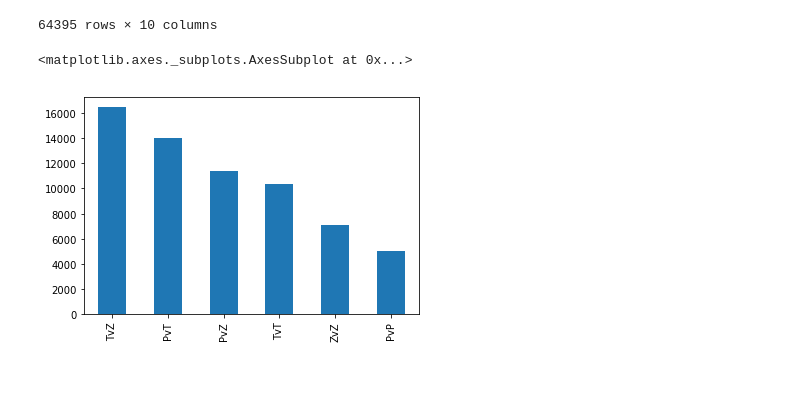
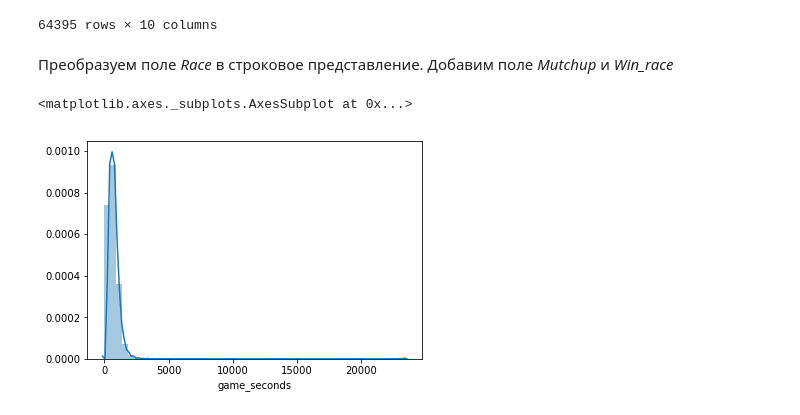
Before and after one commit to arturblch/pysc2_help, a Jupyter notebook: notebooks/Data Analising.ipynb, the cells around one changed output. Drawn from its saved outputs; the diff is of its cells as text; code cells hidden in the pictures; blank space fills up the shorter version.

```diff
--- a/notebooks/Data Analising.ipynb
+++ b/notebooks/Data Analising.ipynb
@@ -30,6 +31,8 @@ games_df
 | 64393 | 230 | 141 | 15042 | 671.564697 | 3.16.1.55958 | Одиссея РВ | D:\Program Files (x86)\StarCraft ... | 3 | 3 | ... |
 | 64394 | 187 | 92 | 9871 | 440.700409 | 3.16.1.55958 | Аколит РВ | D:\Program Files (x86)\StarCraft ... | 2 | 3 | ... |
 64395 rows × 10 columns
+# %% [markdown]
+Преобразуем поле *Race* в строковое представление. Добавим поле *Mutchup* и *Win_race*
 # %%
 games_df['race_p1'] = games_df['race_p1'].map({1:'Terran', 2: 'Zerg', 3: 'Protoss'})
 games_df['race_p2'] = games_df['race_p2'].map({1:'Terran', 2: 'Zerg', 3: 'Protoss'})
@@ -44,5 +47,5 @@ games_df['win_race'] = games_df.apply(win_race, axis=1)
-# %%
-games_df['mutchup'].value_counts().plot(kind='bar')
-# %% [output]
-<matplotlib.axes._subplots.AxesSubplot at 0x...>
-[figure, removed]
+# %%
+sns.distplot(games_df.game_seconds)
+# %% [output]
+<matplotlib.axes._subplots.AxesSubplot at 0x...>
+[figure, added]
```
Also changed, not shown: parts of 16 cells of this notebook.
